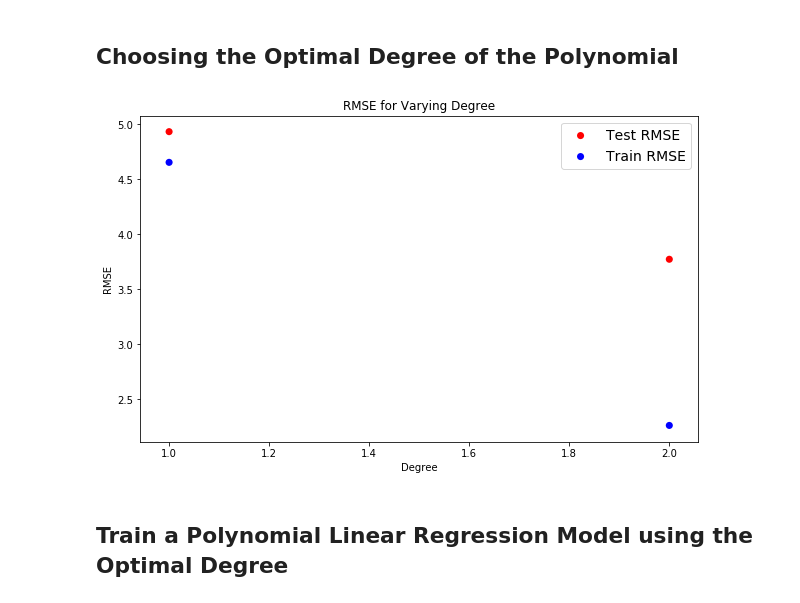
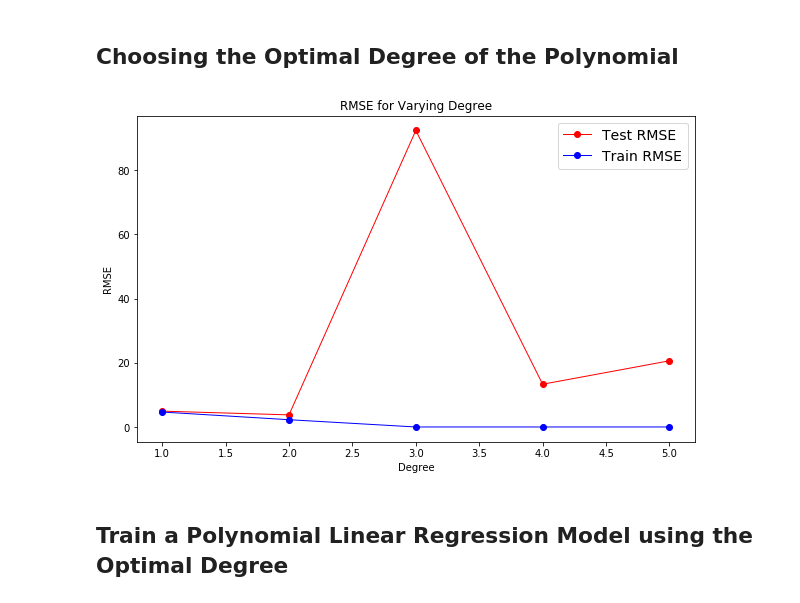
Before and after one commit to rhasanbd/Linear-Regression-Extensive-Adventure, a Jupyter notebook: Linear Regression-Boston Housing-3-Polynomial OLS.ipynb, the cells around one changed output. Saved outputs shown, nothing was run; the diff lists cells and outputs as text; code cells hidden in the pictures.

```diff
--- a/Linear Regression-Boston Housing-3-Polynomial OLS.ipynb
+++ b/Linear Regression-Boston Housing-3-Polynomial OLS.ipynb
@@ -203,35 +214,35 @@ If a model performs well on the training data but generalizes poorly (on the val
 # %% [markdown]
 ## Choosing the Optimal Degree of the Polynomial
 # %%
-degreeList = [1,2]
+degreeList = [1,2,3,4,5]
 
 mse_train, mse_test = [], []
 
 for degree in degreeList:
 
     model = make_pipeline(PolynomialFeatures(degree, include_bias=False), StandardScaler(), LinearRegression())
 
     model.fit(X_train, y_train)
 
     # Make prediction
     y_train_predicted = model.predict(X_train)
     y_test_predicted = model.predict(X_test)
 
 
     mse_train.append(mean_squared_error(y_train, y_train_predicted))
     mse_test.append(mean_squared_error(y_test, y_test_predicted))
 
 
 plt.figure(figsize=(10, 6))
-plt.scatter(degreeList, np.sqrt(mse_test), alpha=1.0, c="red", edgecolors='none', s=50, label="Test RMSE")
-plt.scatter(degreeList, np.sqrt(mse_train), alpha=1.0, c="blue", edgecolors='none', s=50, label="Train RMSE")
+plt.plot(degreeList, np.sqrt(mse_test), "ro-", alpha=1.0, linewidth=1.0, label="Test RMSE")
+plt.plot(degreeList, np.sqrt(mse_train), "bo-", alpha=1.0, linewidth=1.0, label="Train RMSE")
 plt.legend(loc="best", fontsize=14)
 plt.xlabel("Degree")
 plt.ylabel("RMSE")
 plt.title("RMSE for Varying Degree")
 plt.show()
 # %% [output]
-[figure, old version]
+[figure, new version]
 # %% [markdown]
 ## Train a Polynomial Linear Regression Model using the Optimal Degree
 # %%
```
Also changed, not shown: parts of 10 cells of this notebook.
